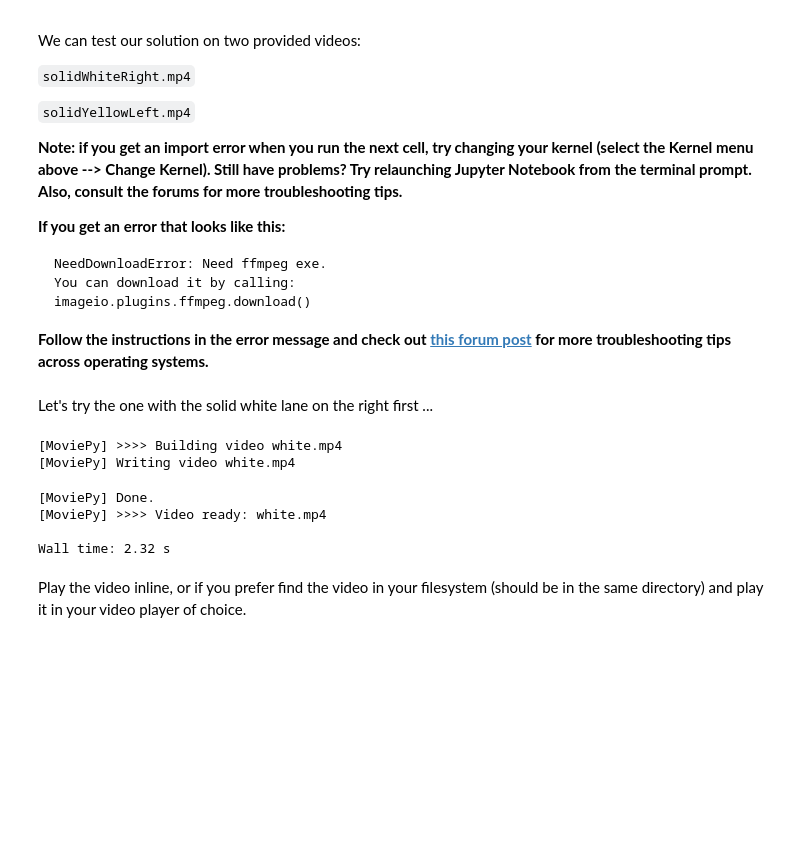
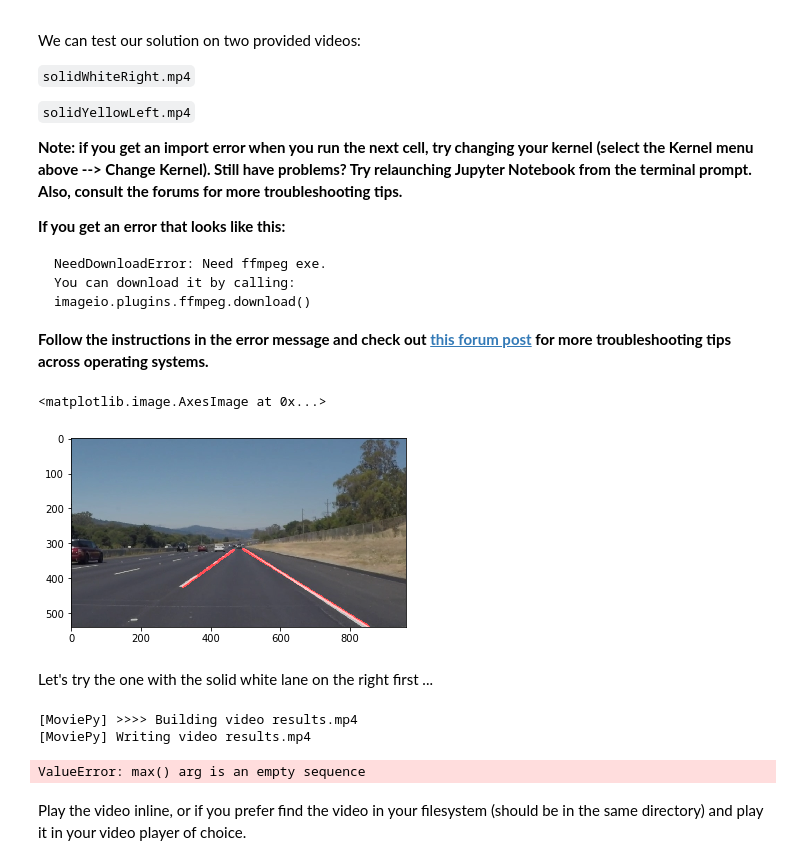
Before and after one commit to leclair-7/CarND-LaneLines-P1, a Jupyter notebook: P1.ipynb, the cells around one changed output. Saved outputs shown, nothing was run; the diff lists cells and outputs as text; code cells hidden in the pictures; blank space fills up the shorter version.

```diff
--- a/P1.ipynb
+++ b/P1.ipynb
@@ -154,13 +154,24 @@ def hough_lines(img, rho, theta, threshold, min_line_len, max_line_gap):
     Returns an image with hough lines drawn.
     """
     lines = cv2.HoughLinesP(img, rho, theta, threshold, np.array([]), minLineLength=min_line_len, maxLineGap=max_line_gap)
+    #line_img = np.zeros((img.shape[0], img.shape[1], 3), dtype=np.uint8)
+    #draw_lines(line_img, lines)
+
+    return lines
+
+def hough_draw_lines(img, rho, theta, threshold, min_line_len, max_line_gap):
+    """
+    `img` should be the output of a Canny transform.
+
+    Returns an image with hough lines drawn.
+    """
+    lines = cv2.HoughLinesP(img, rho, theta, threshold, np.array([]), minLineLength=min_line_len, maxLineGap=max_line_gap)
     line_img = np.zeros((img.shape[0], img.shape[1], 3), dtype=np.uint8)
     draw_lines(line_img, lines)
+
     return line_img
 
-# Python 3 has support for cool math symbols.
-
-def weighted_img(img, initial_img, α=0.8, β=1., γ=0.):
+def weighted_img(img, initial_img, alpha=0.8, beta=1., gamma=0.):
     """
     `img` is the output of the hough_lines(), An image with lines drawn on it.
     Should be a blank image (all black) with lines drawn on it.
@@ -172,7 +183,7 @@ def weighted_img(img, initial_img, α=0.8, β=1., γ=0.):
     initial_img * α + img * β + γ
     NOTE: initial_img and img must be the same shape!
     """
-    return cv2.addWeighted(initial_img, α, img, β, γ)
+    return cv2.addWeighted(initial_img, alpha, img,beta, gamma)
 # %% [markdown]
 ## Test Images
 
@@ -322,21 +433,28 @@ def process_image2(image):
+# %%
+img = cv2.cvtColor(cv2.imread("./test_images/solidWhiteRight.jpg"),cv2.COLOR_BGR2RGB)
+the_lines = process_image2(img)
+#to_drawing = draw_lane_lines2(the_lines)
+
+
+
+plt.imshow(the_lines)
+# %% [output]
+<matplotlib.image.AxesImage at 0x...>
+[figure, added]
 # %% [markdown]
 Let's try the one with the solid white lane on the right first ...
-# %%
-white_output = 'white.mp4'
-## To speed up the testing process you may want to try your pipeline on a shorter subclip of the video
-## To do so add .subclip(start_second,end_second) to the end of the line below
-## Where start_second and end_second are integer values representing the start and end of the subclip
-## You may also uncomment the following line for a subclip of the first 5 seconds
-clip1 = VideoFileClip("solidWhiteRight.mp4").subclip(0,4)
-#clip1 = VideoFileClip("test_videos/solidWhiteRight.mp4")
-white_clip = clip1.fl_image(process_image2) #NOTE: this function expects color images!!
-%time white_clip.write_videofile(white_output, audio=False)
-# %% [output]
-[MoviePy] >>>> Building video white.mp4
-[MoviePy] Writing video white.mp4
-[MoviePy] Done.
-[MoviePy] >>>> Video ready: white.mp4
-
-Wall time: 2.32 s
+# %%
+from moviepy.editor import VideoFileClip
+from IPython.display import HTML
+
+white_output = 'results.mp4'
+clip1 = VideoFileClip("./test_videos/solidWhiteRight.mp4")
+
+white_clip = clip1.fl_image(process_image2)
+%time white_clip.write_videofile(white_output, audio=False)
+# %% [output]
+[MoviePy] >>>> Building video results.mp4
+[MoviePy] Writing video results.mp4
+ValueError: max() arg is an empty sequence
 # %% [markdown]
 Play the video inline, or if you prefer find the video in your filesystem (should be in the same directory) and play it in your video player of choice.
```
Also changed, not shown: parts of 10 cells of this notebook.
